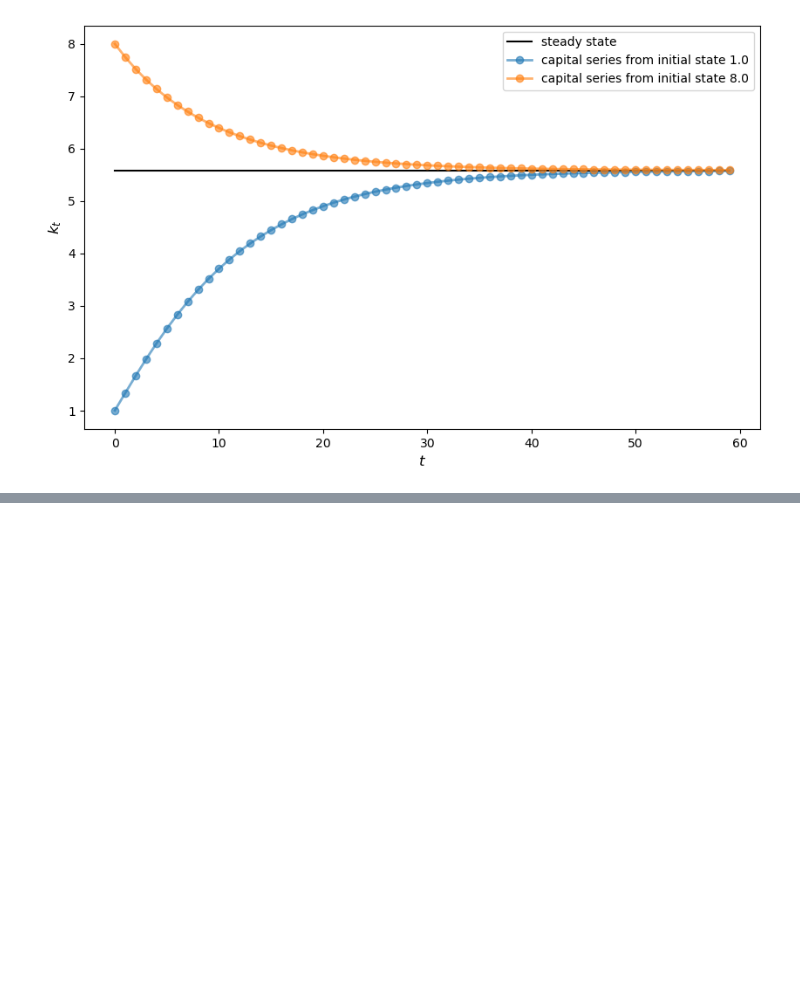
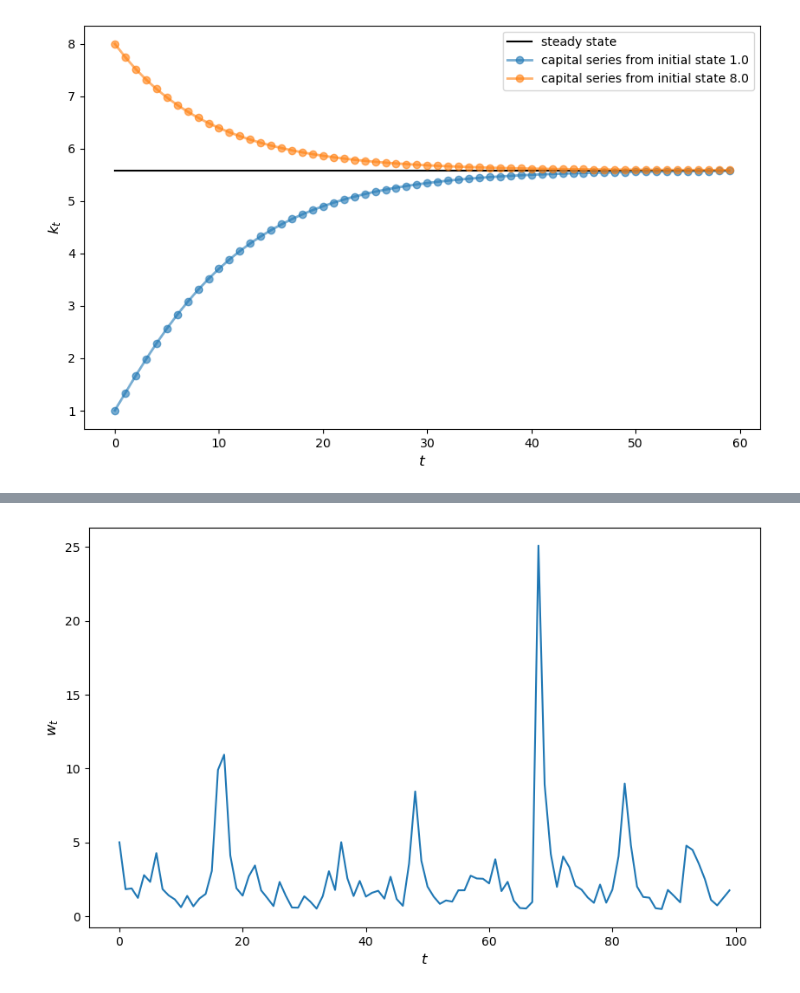
Before and after one commit to SuyongYang/AgentBaseModel, a Jupyter notebook: OOP.ipynb, the cells around one changed output, grey strips where cells are left out. Drawn from its saved outputs; the diff is of its cells as text; code cells hidden in the pictures; blank space fills up the shorter version.

```diff
--- a/OOP.ipynb
+++ b/OOP.ipynb
@@ -2370,0 +2394,6 @@ plt.show()
+# %%
+%matplotlib inline
+import numpy as np
+import quantecon as qe
+import matplotlib.pyplot as plt
+plt.rcParams['figure.figsize'] = (10,6)
@@ -2370,0 +2412,6 @@ plt.show()
+# %%
+def f(x, y):
+    return np.cos(x**2 + y**2) / (1 + x**2 + y**2)
+
+grid = np.linspace(-3, 3, 5000)
+x, y = np.meshgrid(grid, grid)
@@ -2370,0 +2456,32 @@ plt.show()
+# %%
+from numpy.random import randn
+from numba import njit
+
+@njit
+def h(w, r=0.1, s=0.3, v1=0.1, v2=1.0):
+    """
+    Updates household wealth.
+    """
+
+    # Draw shocks
+    R = np.exp(v1 * randn()) * (1 + r)
+    y = np.exp(v2 * randn())
+
+    # Update wealth
+    w = R * s * w + y
+    return w
+# %%
+fig, ax = plt.subplots()
+
+T = 100
+w = np.empty(T)
+w[0] = 5
+for t in range(T-1):
+    w[t+1] = h(w[t])
+
+ax.plot(w)
+ax.set_xlabel('$t$', fontsize=12)
+ax.set_ylabel('$w_{t}$', fontsize=12)
+plt.show()
+# %% [output]
+[figure, added]
```
Also changed, not shown: parts of 17 cells of this notebook.
